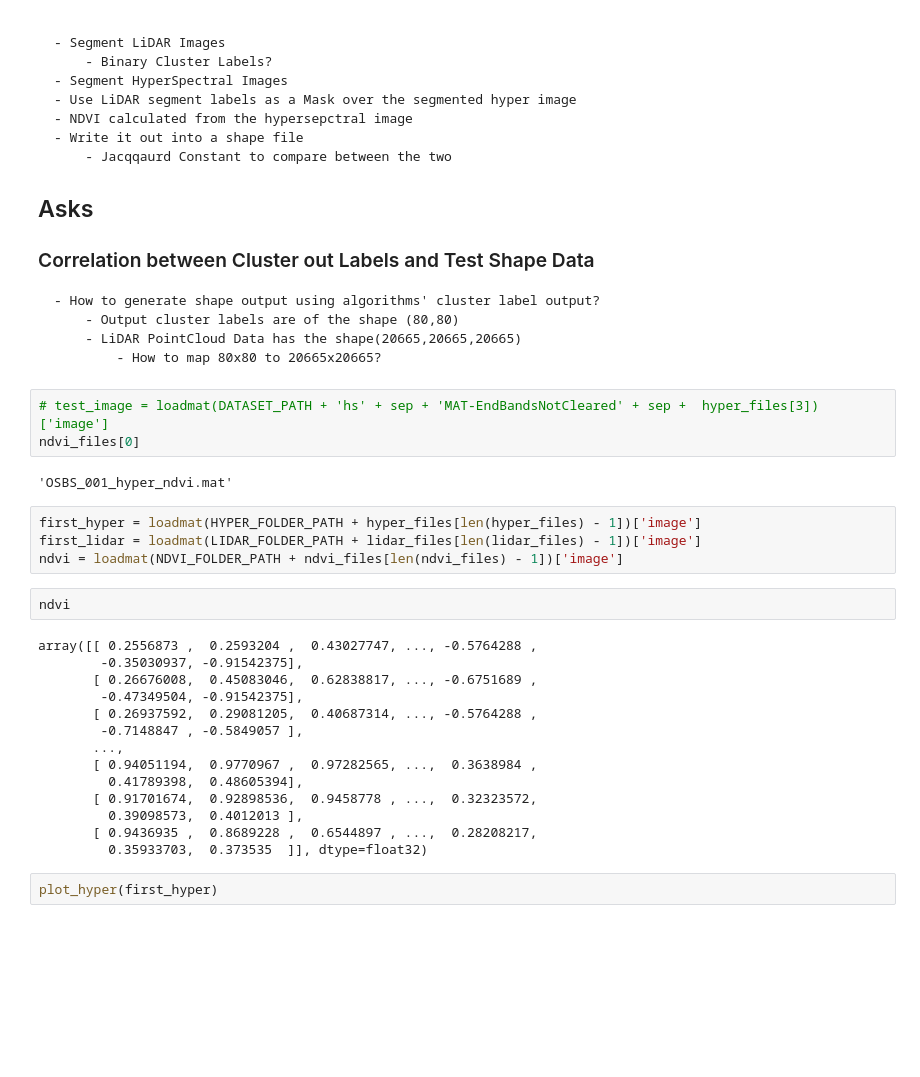
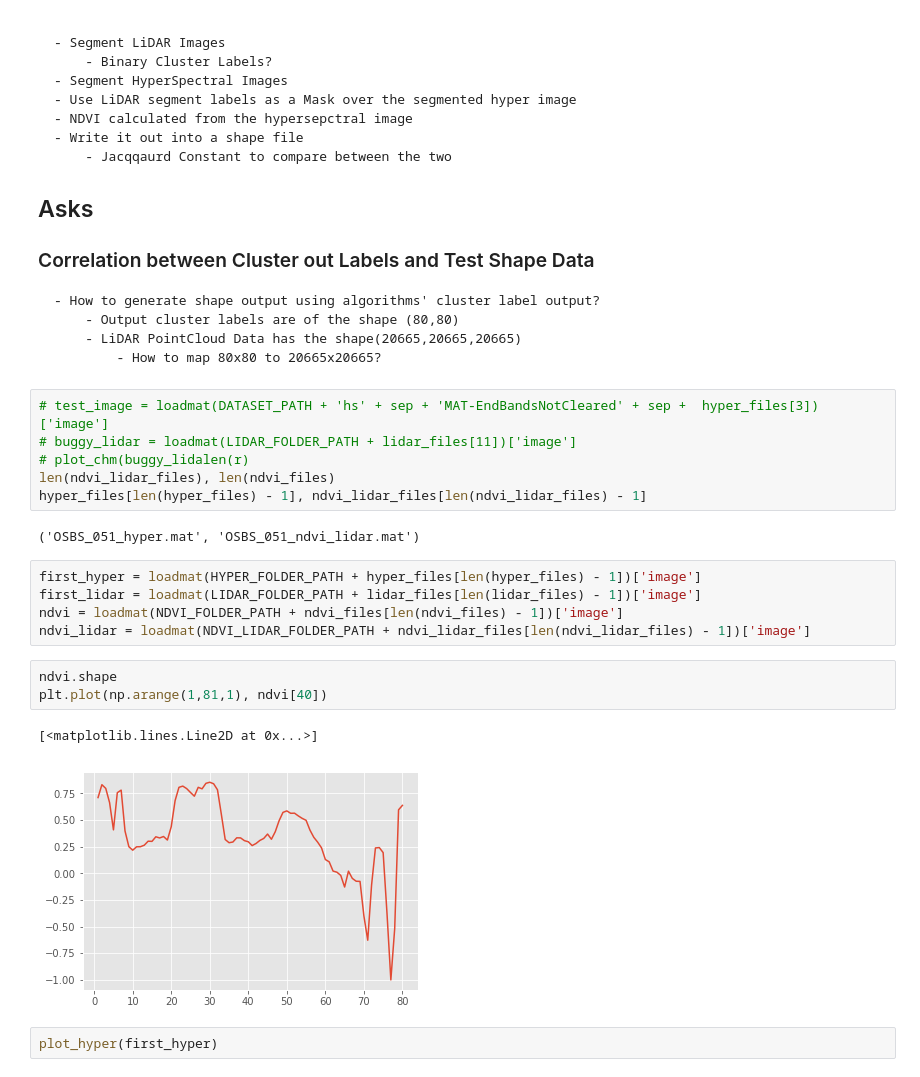
Before and after one commit to rachit-ranjan16/CrownSeg, a Jupyter notebook: Segmentation through Clustering.ipynb, the cells around one changed output. Saved outputs shown, nothing was run; the diff lists cells and outputs as text; blank space fills up the shorter version.

```diff
--- a/Segmentation through Clustering.ipynb
+++ b/Segmentation through Clustering.ipynb
@@ -492,29 +494,23 @@ NameError: name 'hyper_image' is not defined
             - How to map 80x80 to 20665x20665?
 # %%
 # test_image = loadmat(DATASET_PATH + 'hs' + sep + 'MAT-EndBandsNotCleared' + sep +  hyper_files[3])['image']
-ndvi_files[0]
+# buggy_lidar = loadmat(LIDAR_FOLDER_PATH + lidar_files[11])['image']
+# plot_chm(buggy_lidalen(r)
+len(ndvi_lidar_files), len(ndvi_files)
+hyper_files[len(hyper_files) - 1], ndvi_lidar_files[len(ndvi_lidar_files) - 1]
 # %% [output]
-'OSBS_001_hyper_ndvi.mat'
+('OSBS_051_hyper.mat', 'OSBS_051_ndvi_lidar.mat')
 # %%
 first_hyper = loadmat(HYPER_FOLDER_PATH + hyper_files[len(hyper_files) - 1])['image']
 first_lidar = loadmat(LIDAR_FOLDER_PATH + lidar_files[len(lidar_files) - 1])['image']
 ndvi = loadmat(NDVI_FOLDER_PATH + ndvi_files[len(ndvi_files) - 1])['image']
+ndvi_lidar = loadmat(NDVI_LIDAR_FOLDER_PATH + ndvi_lidar_files[len(ndvi_lidar_files) - 1])['image']
-# %%
-ndvi
-# %% [output]
-array([[ 0.2556873 ,  0.2593204 ,  0.43027747, ..., -0.5764288 ,
-        -0.35030937, -0.91542375],
-       [ 0.26676008,  0.45083046,  0.62838817, ..., -0.6751689 ,
-        -0.47349504, -0.91542375],
-       [ 0.26937592,  0.29081205,  0.40687314, ..., -0.5764288 ,
-        -0.7148847 , -0.5849057 ],
-       ...,
-       [ 0.94051194,  0.9770967 ,  0.97282565, ...,  0.3638984 ,
-         0.41789398,  0.48605394],
-       [ 0.91701674,  0.92898536,  0.9458778 , ...,  0.32323572,
-         0.39098573,  0.4012013 ],
-       [ 0.9436935 ,  0.8689228 ,  0.6544897 , ...,  0.28208217,
-         0.35933703,  0.373535  ]], dtype=float32)
+# %%
+ndvi.shape
+plt.plot(np.arange(1,81,1), ndvi[40])
+# %% [output]
+[<matplotlib.lines.Line2D at 0x...>]
+[figure, added]
 # %%
 plot_hyper(first_hyper)
 # %% [output]
```
Also changed, not shown: parts of 3 cells of this notebook, 7 other files.
